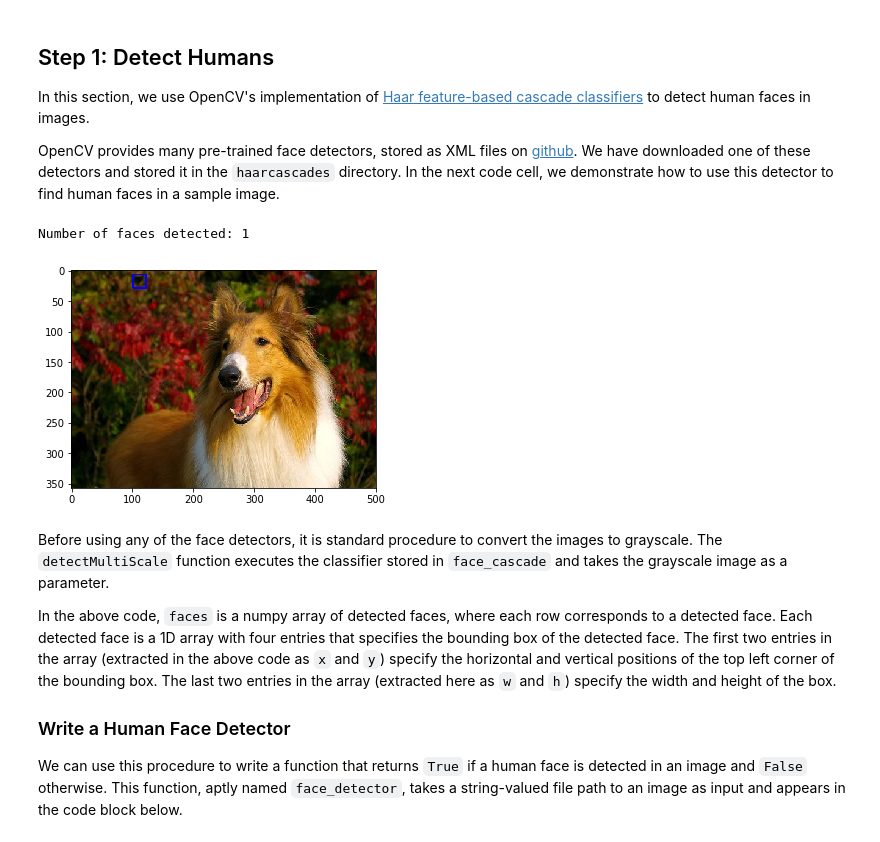
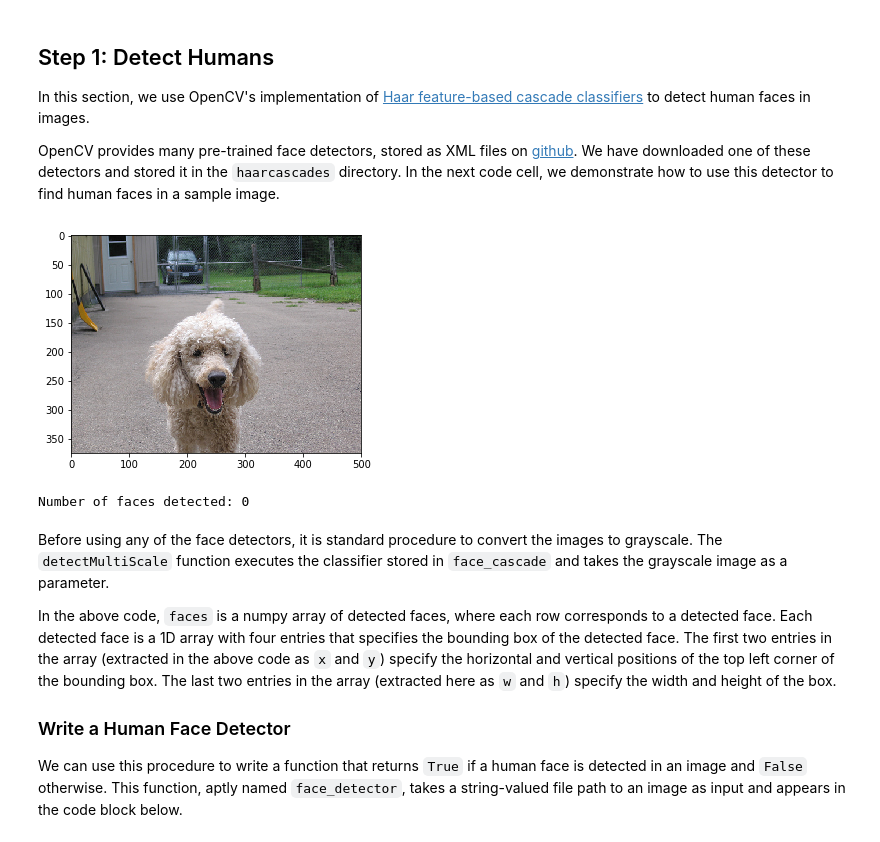
Before and after one commit to Berenice2018/dog-breed133-classifier, a Jupyter notebook: dog_app.ipynb, the cells around one changed output. Drawn from its saved outputs; the diff is of its cells as text; code cells hidden in the pictures.

Commit message:
test dog and face detector

```diff
--- a/dog_app.ipynb
+++ b/dog_app.ipynb
@@ -109,38 +109,39 @@ OpenCV provides many pre-trained face detectors, stored as XML files on [github]
 # %%
 import cv2
 import matplotlib.pyplot as plt
 %matplotlib inline
 
 # extract pre-trained face detector
-#face_cascade = cv2.CascadeClassifier(data_dir +'haarcascades/haarcascade_frontalface_alt.xml')
-face_cascade = cv2.CascadeClassifier(data_dir +'haarcascades/haarcascade_eye.xml')
+face_cascade = cv2.CascadeClassifier(data_dir +'haarcascades/haarcascade_frontalface_alt.xml')
 
-# load color (BGR) image
-#img = cv2.imread(human_files[0])
-img = cv2.imread(dog_files[66])
-# convert BGR image to grayscale
-gray = cv2.cvtColor(img, cv2.COLOR_BGR2GRAY)
+def show_image(imgpath):
+    # load color (BGR) image
+    #img = cv2.imread(human_files[0])
+    img = cv2.imread(imgpath)
+    # convert BGR image to grayscale
+    gray = cv2.cvtColor(img, cv2.COLOR_BGR2GRAY)
 
-# find faces in image
-faces = face_cascade.detectMultiScale(gray)
+    # find faces in image
+    faces = face_cascade.detectMultiScale(gray)
+
+    # get bounding box for each detected face
+    for (x,y,w,h) in faces:
+        # add bounding box to color image
+        cv2.rectangle(img,(x,y),(x+w,y+h),(255,0,0),2)
+
+    # convert BGR image to RGB for plotting
+    cv_rgb = cv2.cvtColor(img, cv2.COLOR_BGR2RGB)
+
+    # display the image, along with bounding box
+    plt.imshow(cv_rgb)
+    plt.show()
+    return faces
 
 # print number of faces detected in the image
-print('Number of faces detected:', len(faces))
-
-# get bounding box for each detected face
-for (x,y,w,h) in faces:
-    # add bounding box to color image
-    cv2.rectangle(img,(x,y),(x+w,y+h),(255,0,0),2)
-
-# convert BGR image to RGB for plotting
-cv_rgb = cv2.cvtColor(img, cv2.COLOR_BGR2RGB)
-
-# display the image, along with bounding box
-plt.imshow(cv_rgb)
-plt.show()
+print('Number of faces detected:', len(show_image(dog_files[1])))
 # %% [output]
+[figure, new version]
-Number of faces detected: 1
+Number of faces detected: 0
-[figure, old version]
 # %% [markdown]
 Before using any of the face detectors, it is standard procedure to convert the images to grayscale.  The `detectMultiScale` function executes the classifier stored in `face_cascade` and takes the grayscale image as a parameter.
 
```
Also changed, not shown: parts of 8 cells of this notebook.
